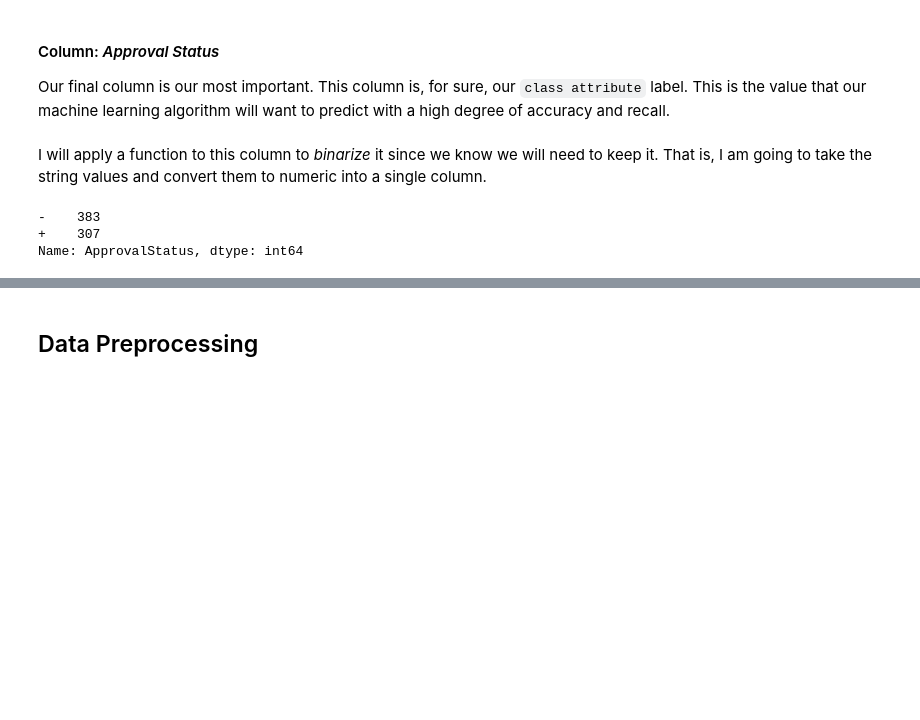
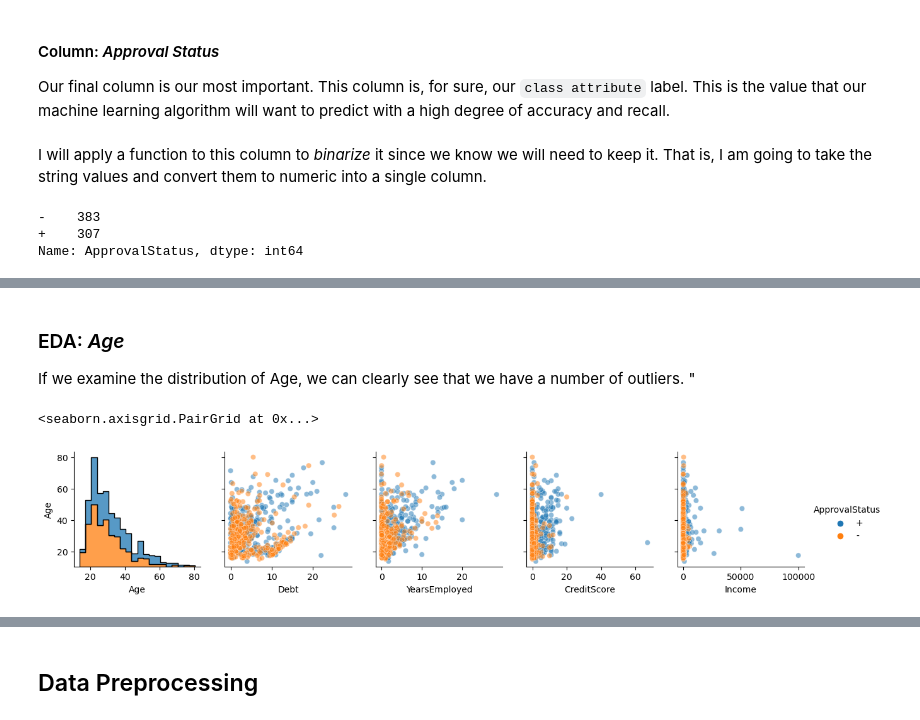
Before and after one commit to nvbergen/DC_project_CC_apps, a Jupyter notebook: Code/Credit approval Project.ipynb, the cells around one changed output, grey strips where cells are left out. Saved outputs shown, nothing was run; the diff lists cells and outputs as text; code cells hidden in the pictures; blank space fills up the shorter version.

```diff
--- a/Code/Credit approval Project.ipynb
+++ b/Code/Credit approval Project.ipynb
@@ -1026,0 +1013,15 @@ sns.swarmplot(x= 'ApprovalStatus', y = 'Income', data = apps, alpha = .5)
+# %% [markdown]
+<a id="eda_age"></a>
+
+
+### EDA: _Age_
+If we examine the distribution of Age, we can clearly see that we have a number of outliers. "
+# %%
+eda = sns.PairGrid(data = apps2, diag_sharey = False, hue = 'ApprovalStatus',  y_vars= 'Age')
+eda.map_diag(sns.histplot, multiple = 'stack', element='step')#, hue = None)
+eda.map_lower(sns.scatterplot, hue = None, alpha = 0.5)
+eda.map_upper(sns.scatterplot, alpha = 0.5)
+eda.add_legend()
+# %% [output]
+<seaborn.axisgrid.PairGrid at 0x...>
+[figure, added]
```
Also changed, not shown: parts of 34 cells of this notebook.
